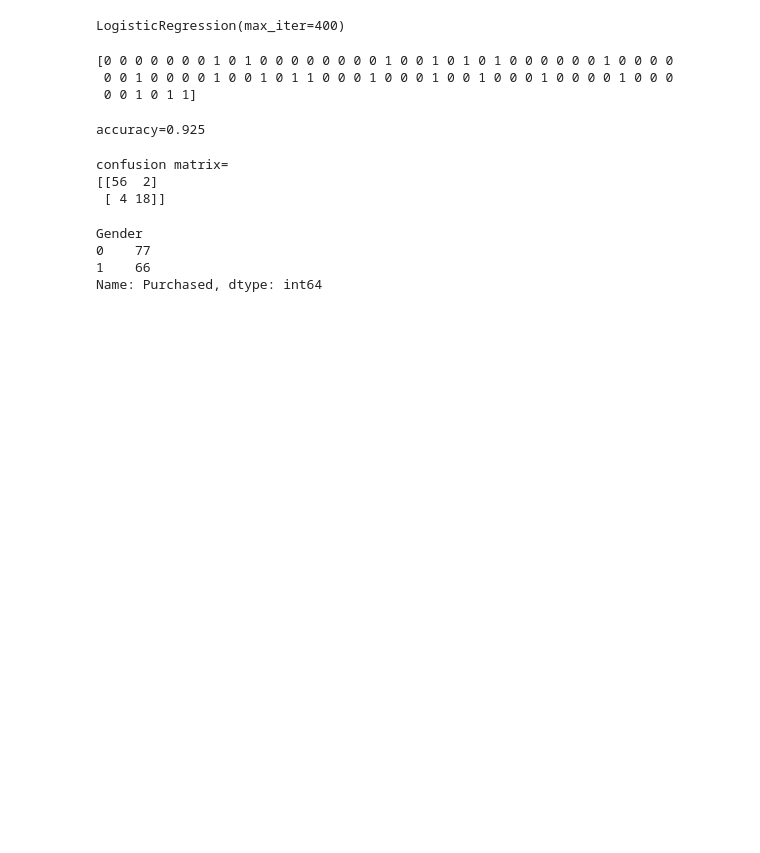
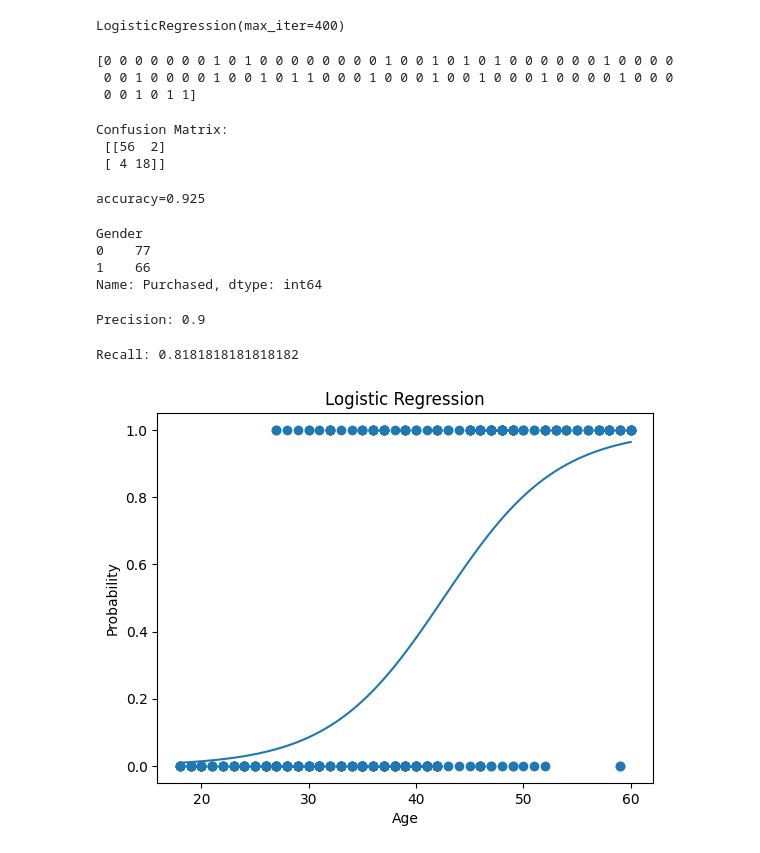
Before and after one commit to Garry009/DSADB, a Jupyter notebook: practical5/practical5.ipynb, the cells around one changed output. Saved outputs shown, nothing was run; the diff lists cells and outputs as text; code cells hidden in the pictures; blank space fills up the shorter version.

```diff
--- a/practical5/practical5.ipynb
+++ b/practical5/practical5.ipynb
@@ -115,17 +113,17 @@ print(y_pred)
  0 0 1 0 0 0 0 1 0 0 1 0 1 1 0 0 0 1 0 0 0 1 0 0 1 0 0 0 1 0 0 0 0 1 0 0 0
  0 0 1 0 1 1]
 # %%
-from sklearn.metrics import accuracy_score, confusion_matrix
+from sklearn.metrics import confusion_matrix, precision_score, recall_score
+cm = confusion_matrix(y_test, y_pred)
+print("Confusion Matrix:\n", cm)
+# %% [output]
+Confusion Matrix:
+ [[56  2]
+ [ 4 18]]
 # %%
 print(f"accuracy={accuracy_score(y_test,y_pred)}")
 # %% [output]
 accuracy=0.925
-# %%
-print(f"confusion matrix=\n{confusion_matrix(y_test,y_pred)}")
-# %% [output]
-confusion matrix=
-[[56  2]
- [ 4 18]]
 # %%
 df.groupby('Gender')['Purchased'].sum()
 # %% [output]
@@ -133,3 +131,28 @@ Gender
 0    77
 1    66
 Name: Purchased, dtype: int64
+# %%
+precision = precision_score(y_test, y_pred)
+print("Precision:", precision)
+# %% [output]
+Precision: 0.9
+# %%
+recall = recall_score(y_test, y_pred)
+print("Recall:", recall)
+# %% [output]
+Recall: 0.8181818181818182
+# %%
+X = df[['Age']].values
+y = df['Purchased'].values
+model = LogisticRegression()
+model.fit(X, y)
+X_test = np.linspace(X.min(), X.max(), 100).reshape(-1,1)
+y_prob = model.predict_proba(X_test)[:,1]
+plt.scatter(X, y)
+plt.plot(X_test, y_prob)
+plt.xlabel("Age")
+plt.ylabel("Probability")
+plt.title("Logistic Regression")
+plt.show()
+# %% [output]
+[figure, added]
```
Also changed, not shown: parts of 7 cells of this notebook, 10 other files.
